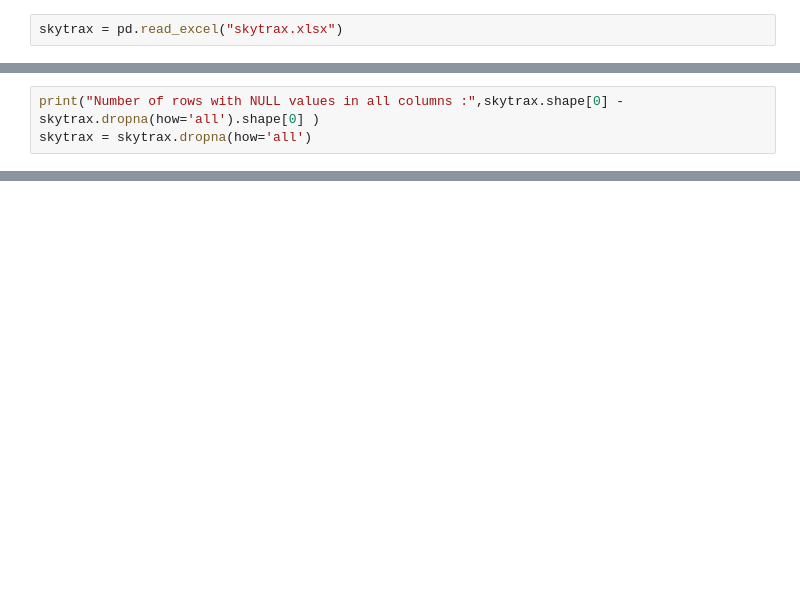
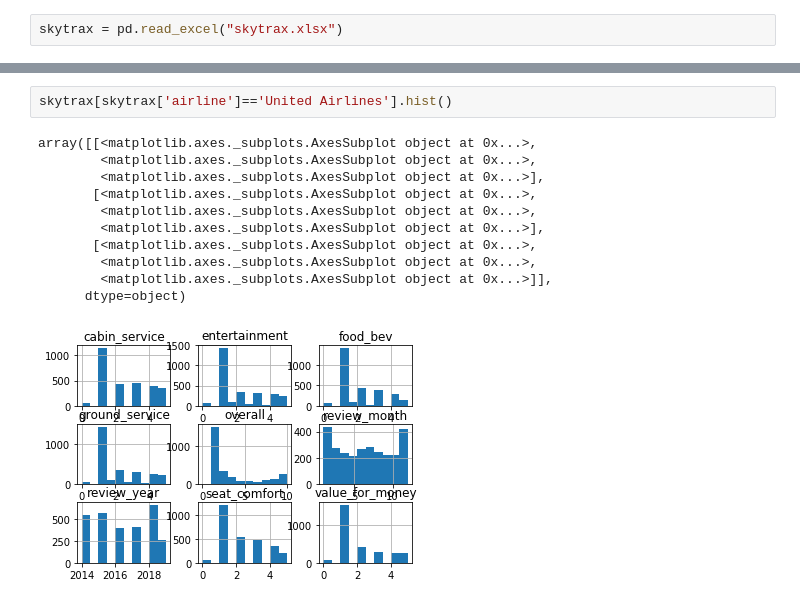
Before and after one commit to Minsifye/US-Airlines-Data-Analysis, a Jupyter notebook: Skytrax_Data_Analysis.ipynb, the cells around one changed output, grey strips where cells are left out. Saved outputs shown, nothing was run; the diff lists cells and outputs as text; blank space fills up the shorter version.

```diff
--- a/Skytrax_Data_Analysis.ipynb
+++ b/Skytrax_Data_Analysis.ipynb
@@ -64,3 +286,0 @@ dtype: float64
-# %%
-print("Number of rows with NULL values in all columns :",skytrax.shape[0] - skytrax.dropna(how='all').shape[0] )
-skytrax = skytrax.dropna(how='all')
@@ -69,3 +298,17 @@ Number of rows with NULL values in all columns : 65948
+# %%
+skytrax[skytrax['airline']=='United Airlines'].hist()
+# %% [output]
+array([[<matplotlib.axes._subplots.AxesSubplot object at 0x...>,
+        <matplotlib.axes._subplots.AxesSubplot object at 0x...>,
+        <matplotlib.axes._subplots.AxesSubplot object at 0x...>],
+       [<matplotlib.axes._subplots.AxesSubplot object at 0x...>,
+        <matplotlib.axes._subplots.AxesSubplot object at 0x...>,
+        <matplotlib.axes._subplots.AxesSubplot object at 0x...>],
+       [<matplotlib.axes._subplots.AxesSubplot object at 0x...>,
+        <matplotlib.axes._subplots.AxesSubplot object at 0x...>,
+        <matplotlib.axes._subplots.AxesSubplot object at 0x...>]],
+      dtype=object)
+[figure, added]
 # %%
 skytrax.info()
 # %% [output]
```
Also changed, not shown: parts of 91 cells of this notebook.
